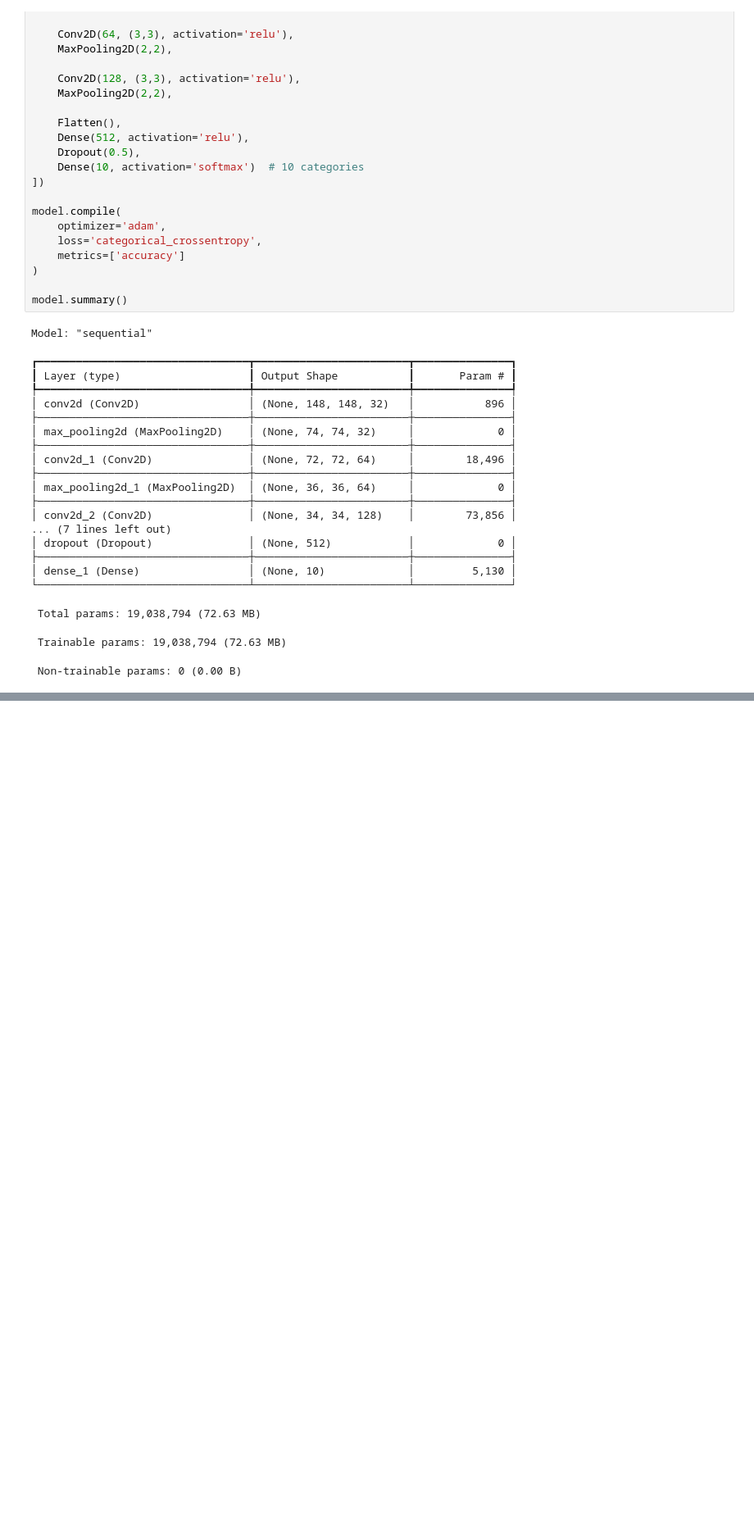
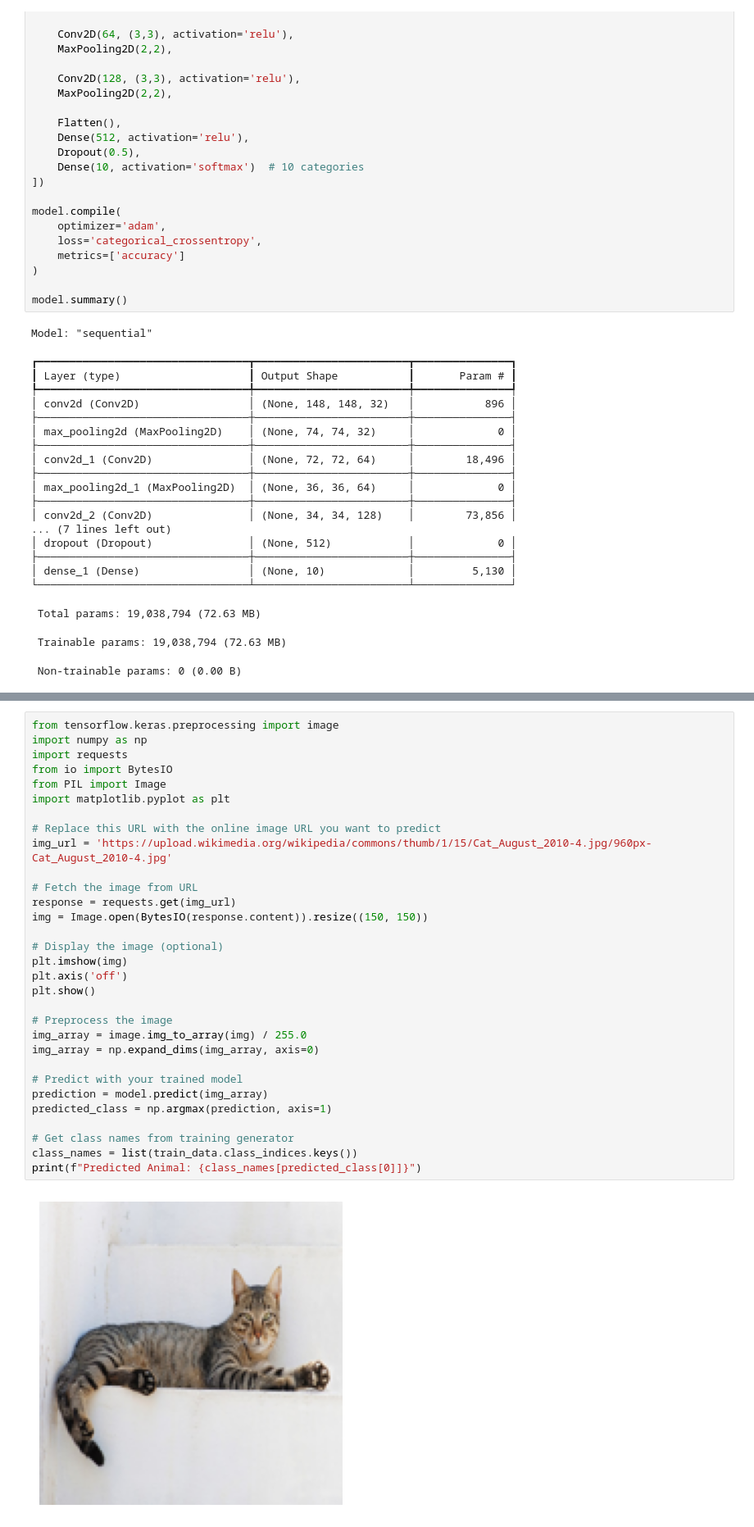
Before and after one commit to reylman2/Animal, a Jupyter notebook: Untitled0.ipynb, the cells around one changed output, grey strips where cells are left out. Shown at 82% size. Saved outputs shown, nothing was run; the diff lists cells and outputs as text; blank space fills up the shorter version.

```diff
--- a/Untitled0.ipynb
+++ b/Untitled0.ipynb
@@ -125,0 +166,33 @@ Epoch 8/10
+# %%
+from tensorflow.keras.preprocessing import image
+import numpy as np
+import requests
+from io import BytesIO
+from PIL import Image
+import matplotlib.pyplot as plt
+
+# Replace this URL with the online image URL you want to predict
+img_url = 'https://upload.wikimedia.org/wikipedia/commons/thumb/1/15/Cat_August_2010-4.jpg/960px-Cat_August_2010-4.jpg'
+
+# Fetch the image from URL
+response = requests.get(img_url)
+img = Image.open(BytesIO(response.content)).resize((150, 150))
+
+# Display the image (optional)
+plt.imshow(img)
+plt.axis('off')
+plt.show()
+
+# Preprocess the image
+img_array = image.img_to_array(img) / 255.0
+img_array = np.expand_dims(img_array, axis=0)
+
+# Predict with your trained model
+prediction = model.predict(img_array)
+predicted_class = np.argmax(prediction, axis=1)
+
+# Get class names from training generator
+class_names = list(train_data.class_indices.keys())
+print(f"Predicted Animal: {class_names[predicted_class[0]]}")
+# %% [output]
+[figure, added]
```
Also changed, not shown: parts of 6 cells of this notebook.
